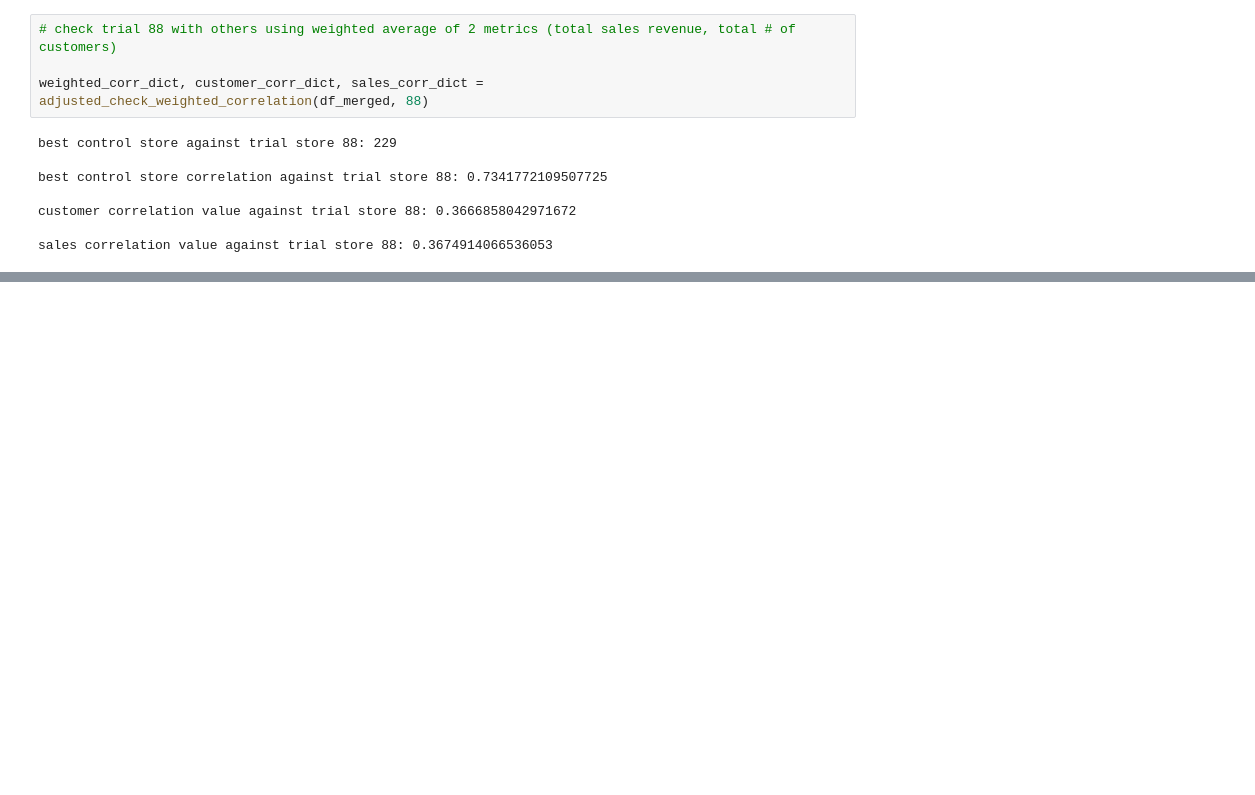
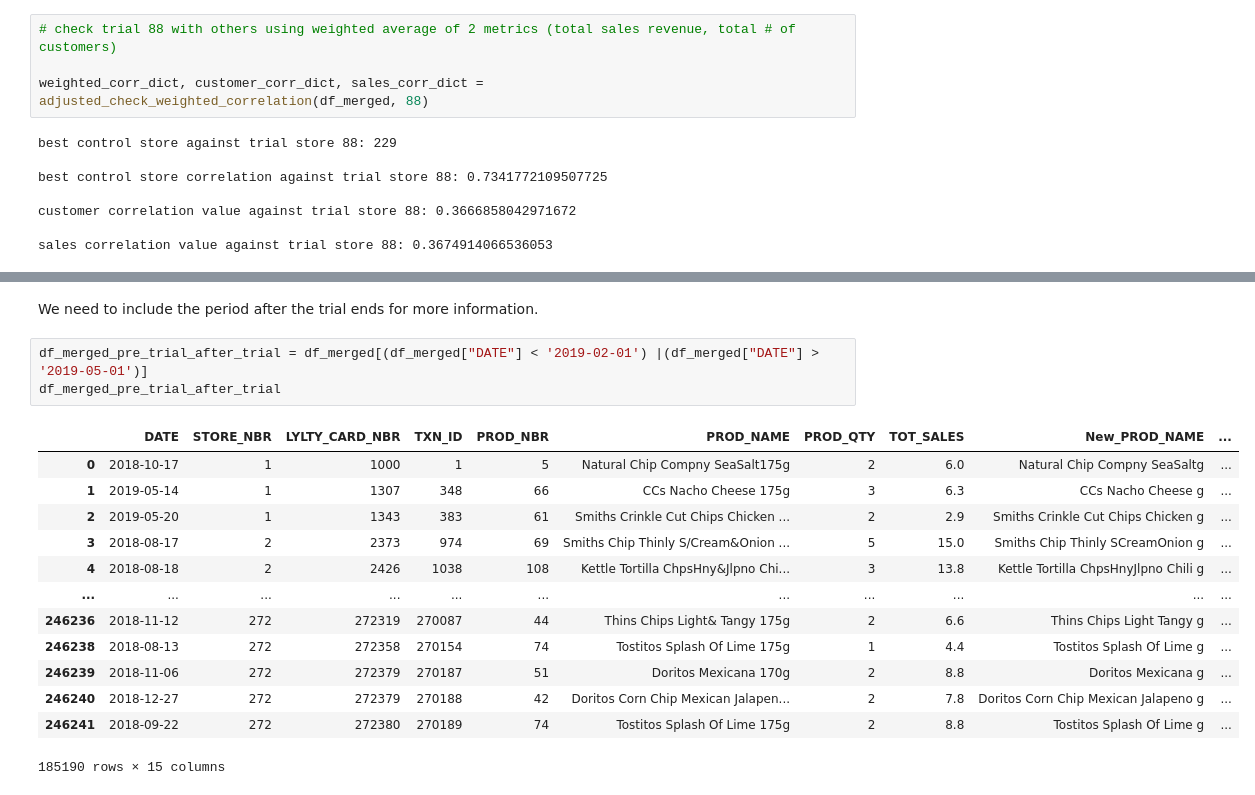
Before and after one commit to pandaueno0156/Exploratory_Data_Analysis_ChipCompany, a Jupyter notebook: customer_analytics.ipynb, the cells around one changed output, grey strips where cells are left out. Cells and saved outputs as stored; diff of their text form; blank space fills up the shorter version.

```diff
--- a/customer_analytics.ipynb
+++ b/customer_analytics.ipynb
@@ -670,0 +756,19 @@ sales correlation value against trial store 88: 0.3674914066536053
+# %% [markdown]
+We need to include the period after the trial ends for more information.
+# %%
+df_merged_pre_trial_after_trial = df_merged[(df_merged["DATE"] < '2019-02-01') |(df_merged["DATE"] > '2019-05-01')]
+df_merged_pre_trial_after_trial
+# %% [output]
+|  | DATE | STORE_NBR | LYLTY_CARD_NBR | TXN_ID | PROD_NBR | PROD_NAME | PROD_QTY | TOT_SALES | New_PROD_NAME | ... |
+| 0 | 2018-10-17 | 1 | 1000 | 1 | 5 | Natural Chip Compny SeaSalt175g | 2 | 6.0 | Natural Chip Compny SeaSaltg | ... |
+| 1 | 2019-05-14 | 1 | 1307 | 348 | 66 | CCs Nacho Cheese 175g | 3 | 6.3 | CCs Nacho Cheese g | ... |
+| 2 | 2019-05-20 | 1 | 1343 | 383 | 61 | Smiths Crinkle Cut Chips Chicken ... | 2 | 2.9 | Smiths Crinkle Cut Chips Chicken g | ... |
+| 3 | 2018-08-17 | 2 | 2373 | 974 | 69 | Smiths Chip Thinly S/Cream&Onion ... | 5 | 15.0 | Smiths Chip Thinly SCreamOnion g | ... |
+| 4 | 2018-08-18 | 2 | 2426 | 1038 | 108 | Kettle Tortilla ChpsHny&Jlpno Chi... | 3 | 13.8 | Kettle Tortilla ChpsHnyJlpno Chili g | ... |
+| ... | ... | ... | ... | ... | ... | ... | ... | ... | ... | ... |
+| 246236 | 2018-11-12 | 272 | 272319 | 270087 | 44 | Thins Chips Light& Tangy 175g | 2 | 6.6 | Thins Chips Light Tangy g | ... |
+| 246238 | 2018-08-13 | 272 | 272358 | 270154 | 74 | Tostitos Splash Of Lime 175g | 1 | 4.4 | Tostitos Splash Of Lime g | ... |
+| 246239 | 2018-11-06 | 272 | 272379 | 270187 | 51 | Doritos Mexicana 170g | 2 | 8.8 | Doritos Mexicana g | ... |
+| 246240 | 2018-12-27 | 272 | 272379 | 270188 | 42 | Doritos Corn Chip Mexican Jalapen... | 2 | 7.8 | Doritos Corn Chip Mexican Jalapeno g | ... |
+| 246241 | 2018-09-22 | 272 | 272380 | 270189 | 74 | Tostitos Splash Of Lime 175g | 2 | 8.8 | Tostitos Splash Of Lime g | ... |
+185190 rows × 15 columns
```
Also changed, not shown: parts of 15 cells of this notebook.
